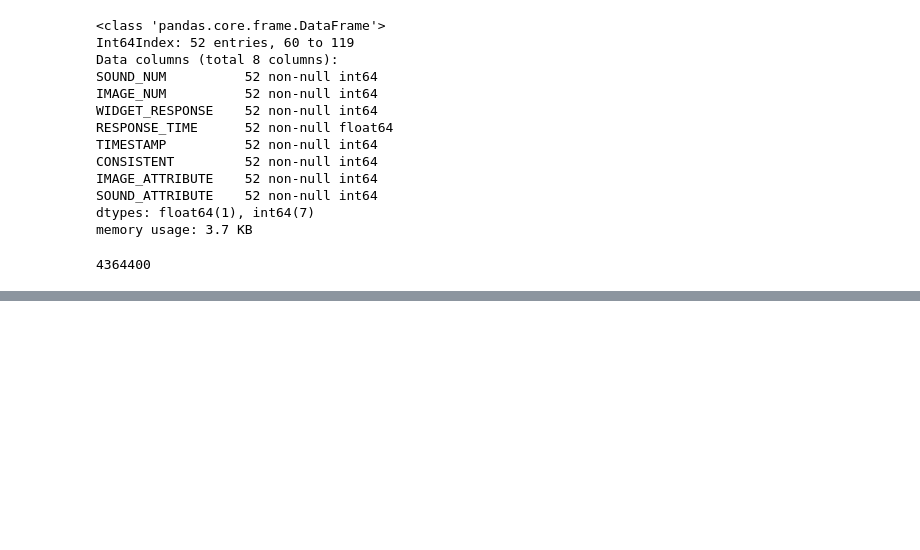
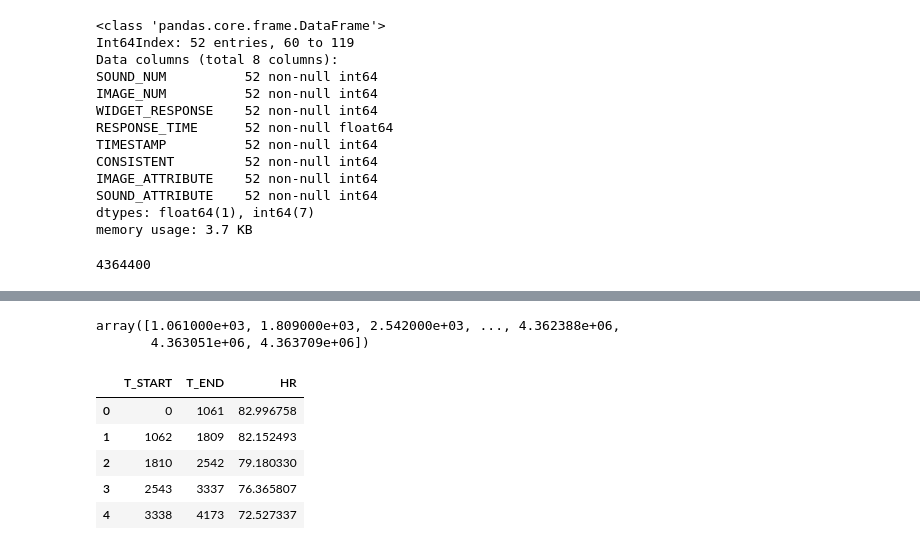
Before and after one commit to SkalskiP/ImaBoss, a Jupyter notebook: DATASET_BUILDING_FOR_SCENARIO_1.ipynb, the cells around one changed output, grey strips where cells are left out. Drawn from its saved outputs; the diff is of its cells as text; code cells hidden in the pictures; blank space fills up the shorter version.

```diff
--- a/DATASET_BUILDING_FOR_SCENARIO_1.ipynb
+++ b/DATASET_BUILDING_FOR_SCENARIO_1.ipynb
@@ -353,0 +407,5 @@ bitalino_data[bitalino_data["TIMESTAMP"] == 1555401814 + 15]
+# %%
+np.floor(out['heart_rate_ts'] * 1000)
+# %% [output]
+array([1.061000e+03, 1.809000e+03, 2.542000e+03, ..., 4.362388e+06,
+       4.363051e+06, 4.363709e+06])
@@ -353,0 +415,2 @@ bitalino_data[bitalino_data["TIMESTAMP"] == 1555401814 + 15]
+# %%
+t_start = np.insert(t_end[:-1] + 1, 0, 0, axis=0)
@@ -353,0 +423,9 @@ bitalino_data[bitalino_data["TIMESTAMP"] == 1555401814 + 15]
+# %%
+data.head()
+# %% [output]
+|  | T_START | T_END | HR |
+| 0 | 0 | 1061 | 82.996758 |
+| 1 | 1062 | 1809 | 82.152493 |
+| 2 | 1810 | 2542 | 79.180330 |
+| 3 | 2543 | 3337 | 76.365807 |
+| 4 | 3338 | 4173 | 72.527337 |
```
Also changed, not shown: parts of 27 cells of this notebook.
